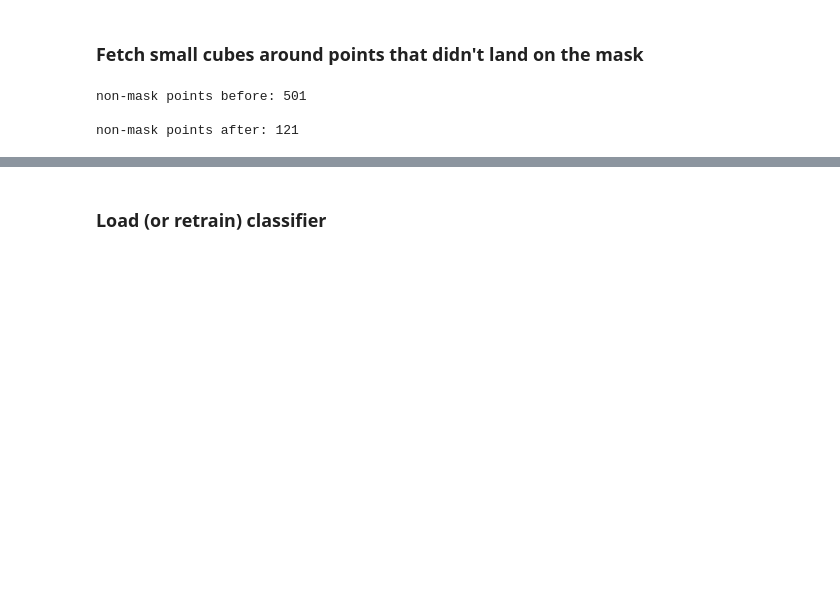
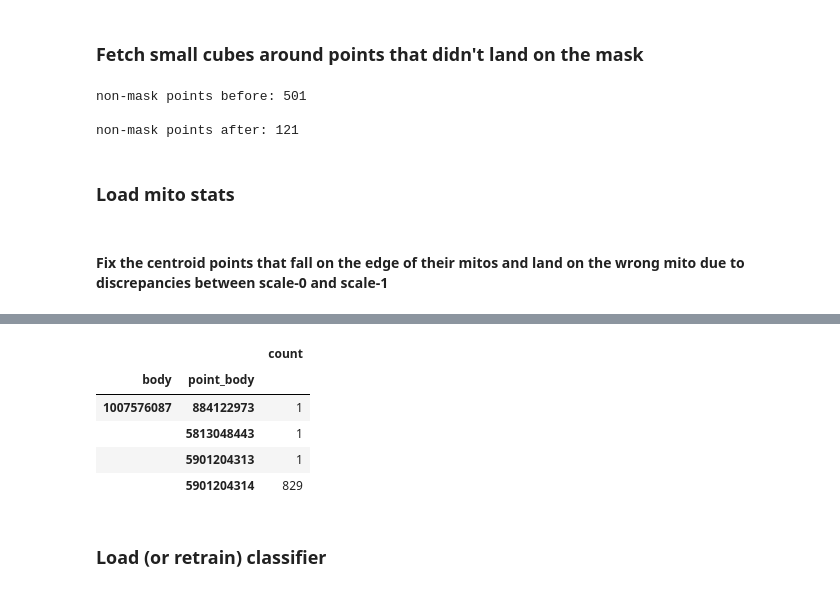
Before and after one commit to stuarteberg/mito-proofreading-analysis, a Jupyter notebook: roi-subvol-annotations/mito-point-visualization.ipynb, the cells around one changed output, grey strips where cells are left out. Saved outputs shown, nothing was run; the diff lists cells and outputs as text; code cells hidden in the pictures; blank space fills up the shorter version.

```diff
--- a/roi-subvol-annotations/mito-point-visualization.ipynb
+++ b/roi-subvol-annotations/mito-point-visualization.ipynb
@@ -264,3 +259,5 @@ ann_df['mito_size'] = fetch_sizes(*mito_seg, ann_df['mito_sv'], supervoxels=True
 #ann_df.query('mito_seg == 0 or mito_seg == 4')[[*'xyz', 'roi', 'user']].head(20)
 # %%
 #ann_df.query('mito_seg == 0')[[*'xyz', 'roi', 'user']]
+# %% [markdown]
+### Load mito stats
@@ -266,0 +268,20 @@ ann_df['mito_size'] = fetch_sizes(*mito_seg, ann_df['mito_sv'], supervoxels=True
+# %% [markdown]
+#### Fix the centroid points that fall on the edge of their mitos and land on the wrong mito due to discrepancies between scale-0 and scale-1
+# %%
+FIX_SCALE_0_MISMATCHES = False
+if FIX_SCALE_0_MISMATCHES:
+    mito_stats_df['point_body'] = fetch_labels_batched(*repaired_v11_seg, mito_stats_df[[*'zyx']].values, processes=32)
+    mismatch_stats_df = mito_stats_df.query('body != point_body')[['body', 'point_body', *'xyz']].copy()
+    print(f"Starting with {len(mismatch_stats_df)} mismatches")
+    for z,y,x in tqdm_proxy([*np.ndindex(2,2,2)][1:]):
+        tweaked_bodies = fetch_labels_batched(*repaired_v11_seg, mismatch_stats_df[[*'zyx']].values + (z,y,x), processes=32)
+        matched = (mismatch_stats_df['body'] == tweaked_bodies) & (mismatch_stats_df['point_body'] != mismatch_stats_df['body'])
+        print(f"Matched {matched.sum()}")
+        mismatch_stats_df.loc[matched, [*'zyx']] += (z,y,x)
+        mismatch_stats_df.loc[matched, 'point_body'] = tweaked_bodies[matched.values]
+
+mito_stats_df.loc[mismatch_stats_df.index, [*'xyz']] = mismatch_stats_df[[*'xyz']]
+still_mismatched = mismatch_stats_df.query('point_body != body')
+print(f"After tweaking mismatched points, {len(still_mismatched)} mitos remain with mismatched point bodies")
+mito_stats_df.query('body != point_body').groupby(['body', 'point_body'])['x'].size().rename('count').to_frame()
+# %% [output]
@@ -267,3 +305,9 @@ ann_df['mito_size'] = fetch_sizes(*mito_seg, ann_df['mito_sv'], supervoxels=True
+|  |  | count |
+| body | point_body |  |
+| 1007576087 | 884122973 | 1 |
+|  | 5813048443 | 1 |
+|  | 5901204313 | 1 |
+|  | 5901204314 | 829 |
 # %% [markdown]
 ### Load (or retrain) classifier
 # %%
```
Also changed, not shown: parts of 24 cells of this notebook.
